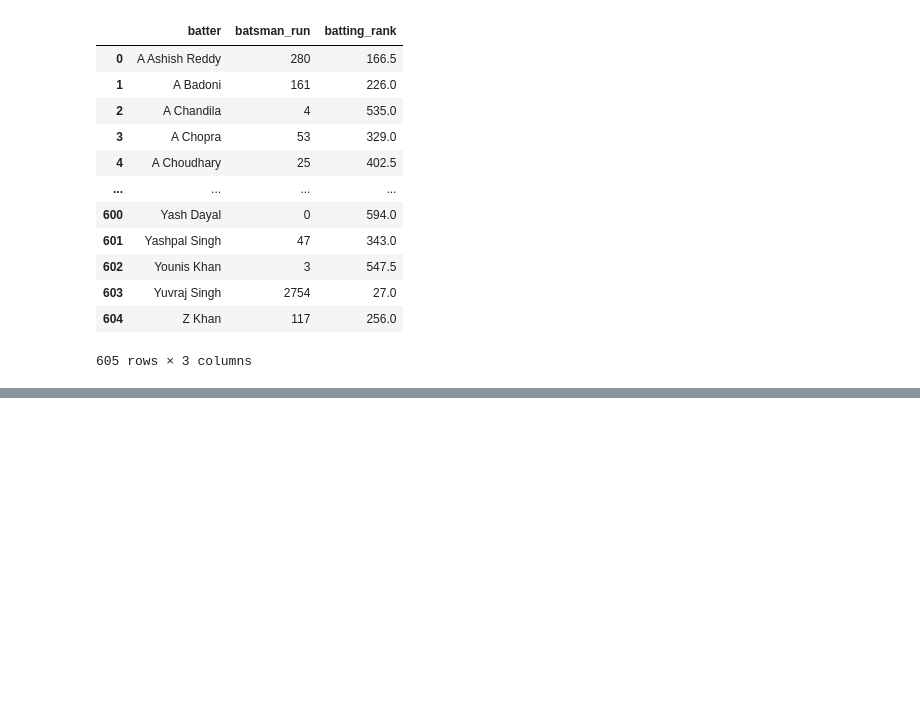
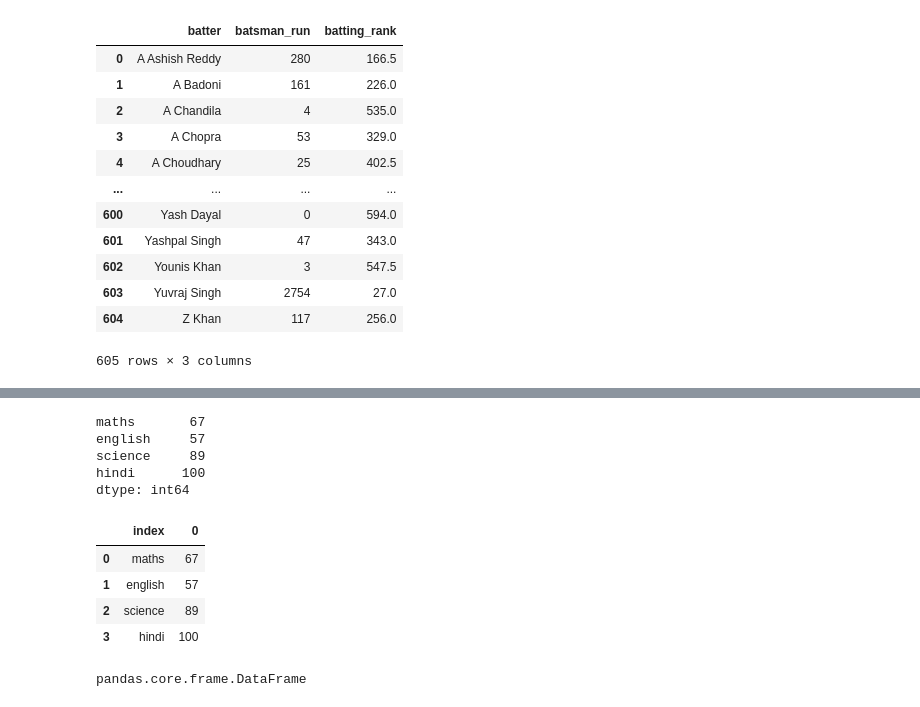
Before and after one commit to AzadMehedi/Pandas, a Jupyter notebook: Important_DataFrame_Methods.ipynb, the cells around one changed output, grey strips where cells are left out. Cells and saved outputs as stored; diff of their text form; code cells hidden in the pictures; blank space fills up the shorter version.

```diff
--- a/Important_DataFrame_Methods.ipynb
+++ b/Important_DataFrame_Methods.ipynb
@@ -464,0 +444,21 @@ movies
+# %%
+# series to dataframe using reset_index
+marks_series
+# %% [output]
+maths       67
+english     57
+science     89
+hindi      100
+dtype: int64
+# %%
+marks_series.reset_index()
+# %% [output]
+|  | index | 0 |
+| 0 | maths | 67 |
+| 1 | english | 57 |
+| 2 | science | 89 |
+| 3 | hindi | 100 |
+# %%
+type(marks_series.reset_index())
+# %% [output]
+pandas.core.frame.DataFrame
```
Also changed, not shown: parts of 4 cells of this notebook.
